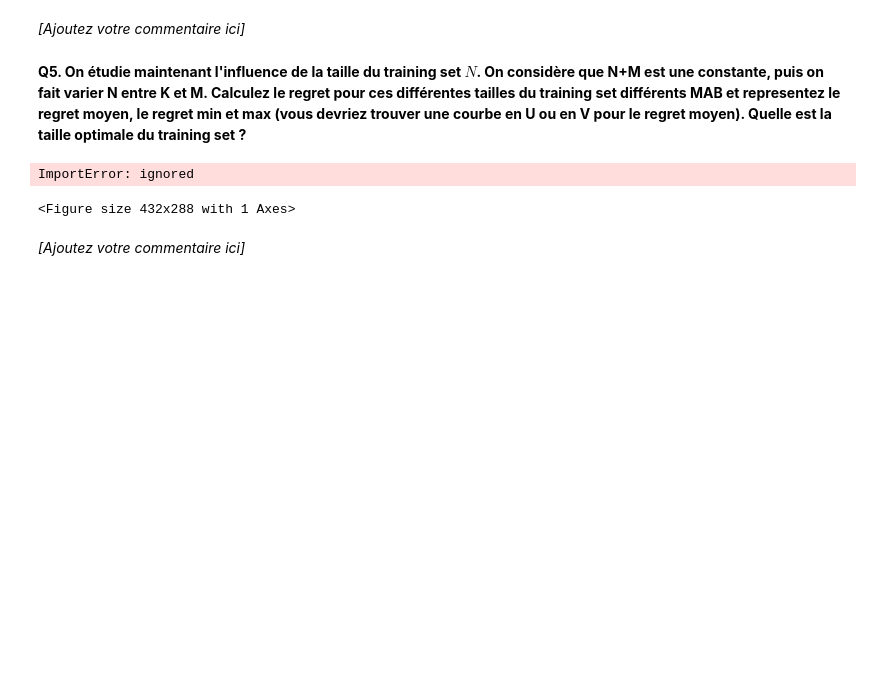
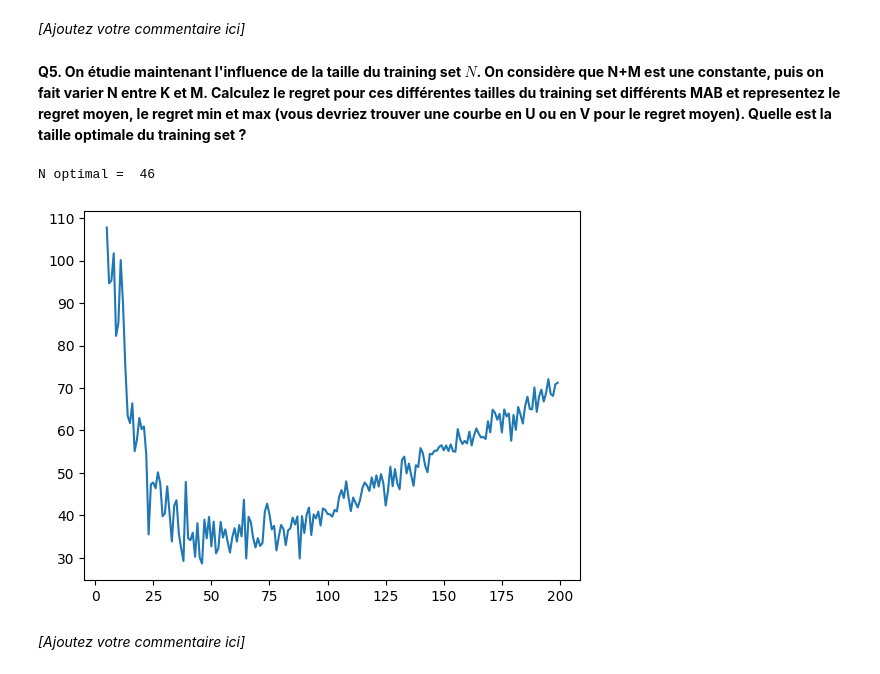
Before and after one commit to Miolith/reinforcement-learning, a Jupyter notebook: C1_TP_MAB1.ipynb, the cells around one changed output. Drawn from its saved outputs; the diff is of its cells as text; code cells hidden in the pictures; blank space fills up the shorter version.

```diff
--- a/C1_TP_MAB1.ipynb
+++ b/C1_TP_MAB1.ipynb
@@ -233,11 +234,3 @@ Pour rappel, le regret est défini par :
 $$r_n = n\mu^* - \sum_{k=0}^{n-1} R_k$$
 
 **Attention :** $n$ est le nombre total de patients, donc ici $N + M$.
-# %%
-simulations = [Simulation(50, 500, 5) for i in range(100)]
-for simulation in simulations:
-    simulation.update_exploration()
-
-#exploration à trouvé le bon vaccin
-#calculé espérance et écart type
-# + espérance et écart type du regret
@@ -278,38 +395,36 @@ for simulation in simulations:
 # %%
 import numpy as np
 import matplotlib.pyplot as plt
 
 #suppose M+N = 600
-# N varie de 50 550
+# N varie de 5 550
 # M varie de 550 à 50
 
 multiverse = []
-for K in range (50, 555, 5):
+for K in range (5, 200, 1):
     N = K
     M = 600 - K
-    simulations = [Simulation(N, M, 5) for i in range(10)]
+    simulations = [Simulation(N, M, 5) for i in range(100)]
     simulations = [simulation.update_exploration() for simulation in simulations]
     regrets = [get_regret(simulation) for simulation in simulations]
     multiverse.append((regrets, K))
 
 mean_regrets = [(sum(regrets)/len(regrets), K) for regrets, K in multiverse]
-#min_regrets = [(min(regrets), K) for regrets, K in multiverse]
-#max_regrets = [(max(regrets), K) for regrets, K in multiverse]
-
-#print(mean_regrets)
 
 y = [mean for mean, K in mean_regrets]
 x = [K for mean, K in mean_regrets]
+
+print("N optimal = ", x[torch.argmin(torch.tensor(y))])
 
 #print(x)
 #print(y)
 
 plt.plot(x, y)
 
 plt.show() # affiche la figure à l'écran
 # %% [output]
-ImportError: ignored
+N optimal =  46
-<Figure size 432x288 with 1 Axes>
+[figure, added]
 # %% [markdown]
 *[Ajoutez votre commentaire ici]*
 # %% [markdown]
```
Also changed, not shown: parts of 10 cells of this notebook.
